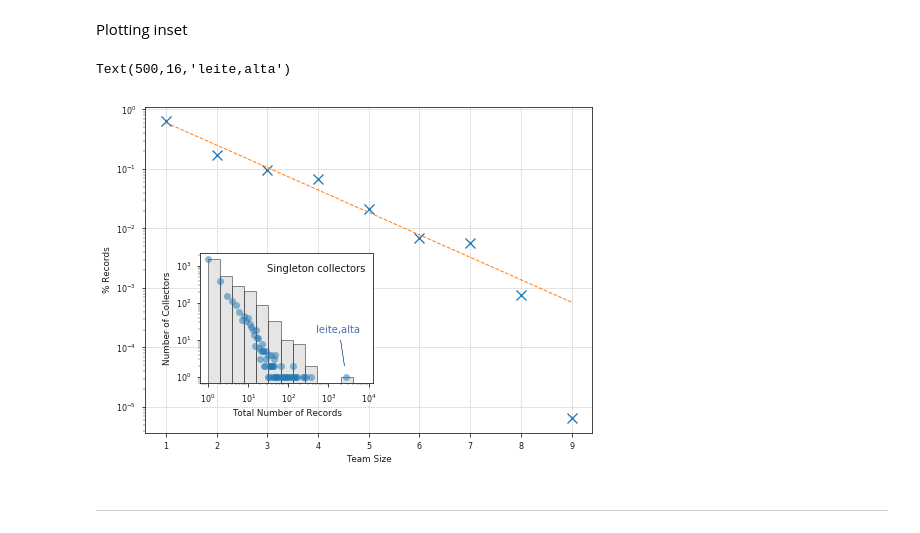
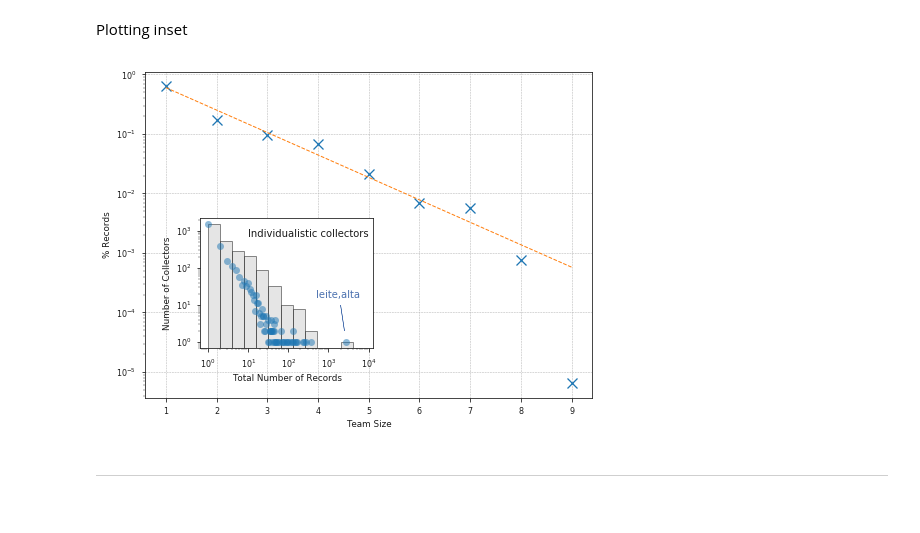
Before and after one commit to pedrosiracusa/tese_lncc_code, a Jupyter notebook: notebooks/chapter4/CWN_general.ipynb, the cells around one changed output. Saved outputs shown, nothing was run; the diff lists cells and outputs as text; code cells hidden in the pictures.

```diff
--- a/notebooks/chapter4/CWN_general.ipynb
+++ b/notebooks/chapter4/CWN_general.ipynb
@@ -257,37 +257,36 @@ Plotting inset
 # %%
 fig, ax1 = plt.subplots(figsize=(8,6))
 
 # Plot 1
 x,y = zip( *occs['recordedBy_atomized'].apply(len).value_counts().items())
 y=[ i/sum(y) for i in y ]
 y_transf = list(map(lambda x: np.log10(x), y))
 f = lambda x,b0,b1: b0+b1*x
 (b0,b1),cov = scp.optimize.curve_fit(f, x[:-1], y_transf[:-1]) # The last point is not used for fitting!
 ax1.plot(x,y,**xes)
 ax1.plot(x,[ (10**(b0+b1*i)) for i in x ], ls='--',lw=1)
 ax1.semilogy()
 ax1.set_xlabel('Team Size')
 ax1.set_ylabel('% Records')
 ax1.grid(linewidth=0.5, ls='--',color='.7')
 
 # Inset plot
 ax2 = fig.add_axes([0.22,0.24,0.3,0.3])
 bins = np.logspace(np.log10(1),np.log10(2**13),num=14)
 vals = [ len(ni[n]) for n in isolated_nodes ]
 x,y = zip(*Counter(vals).items())
 ax2.hist(vals,bins=bins, density=False, alpha=0.5, color='.8', linewidth=1, edgecolor='k')
 ax2.plot(x,y,marker='o',ls='', ms=7, alpha=0.5)
 ax2.loglog()
 ax2.set_xlabel('Total Number of Records')
 ax2.set_ylabel('Number of Collectors')
-ax2.text(3e1,7e2,'Singleton collectors')
+ax2.text(1e1,7e2,'Individualistic collectors')
 ax2.arrow(x=2e3,y=1e1,dx=(2.5e3-2e3),dy=(2e0-1e1), lw=0.5, fc='b', ec='b')
 ax2.text(.5e3,1.6e1,'leite,alta',color='b')
 
-#plt.savefig('team_sizes.pdf', dpi=92, bbox_inches='tight')
+plt.savefig('team_sizes.pdf', dpi=92, bbox_inches='tight')
 # %% [output]
-Text(500,16,'leite,alta')
-[figure, old version]
+[figure, new version]
 # %% [markdown]
 ---
 # %% [markdown]
```
Also changed, not shown: parts of 22 cells of this notebook.
